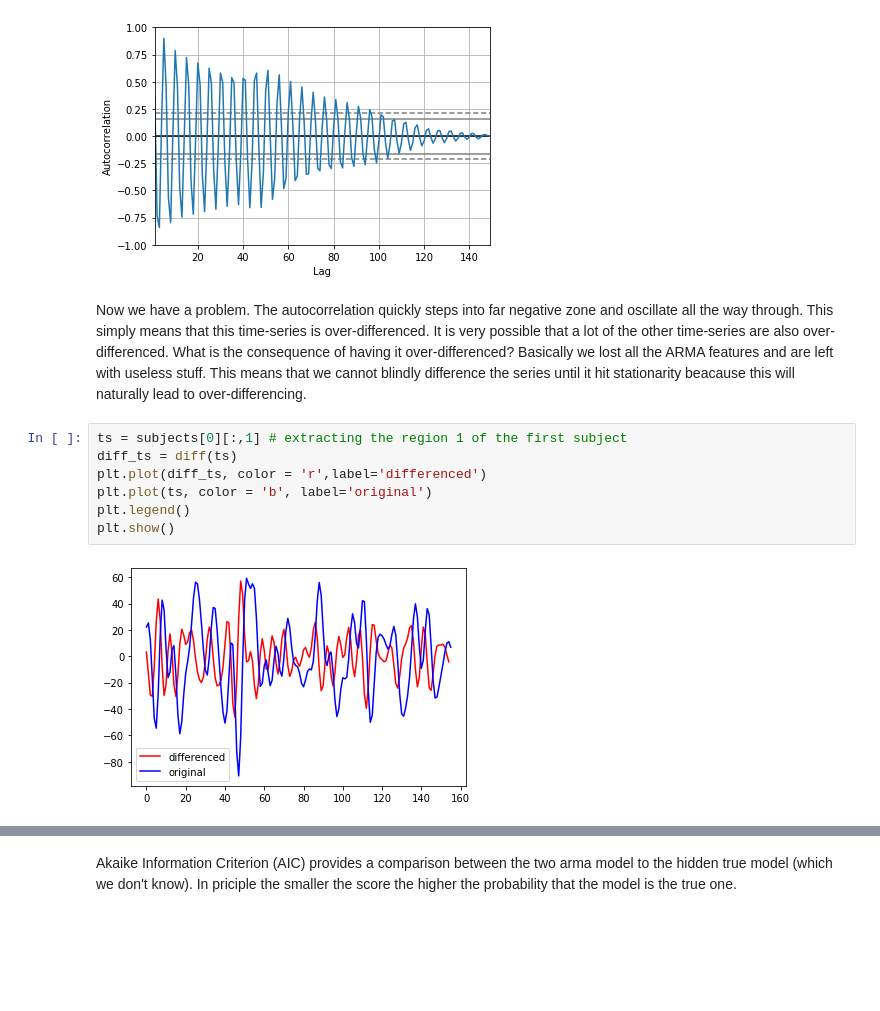
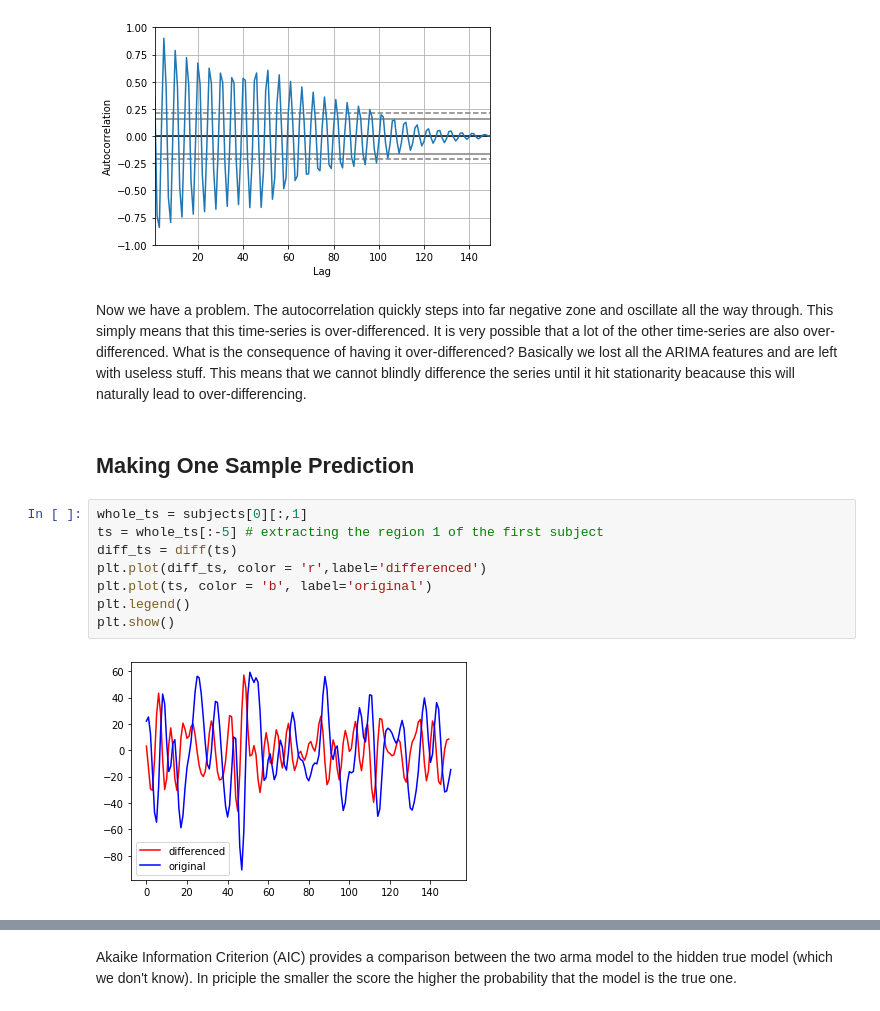
Before and after one commit to DylanYang7225/FMRI-Analysis, a Jupyter notebook: time_series_EDA.ipynb, the cells around one changed output, grey strips where cells are left out. Drawn from its saved outputs; the diff is of its cells as text; blank space fills up the shorter version.

Commit message:
added experimental prediction for bulk

```diff
--- a/time_series_EDA.ipynb
+++ b/time_series_EDA.ipynb
@@ -172,13 +192,16 @@ plt.show()
 # %% [output]
 [figure]
 # %% [markdown]
-Now we have a problem. The autocorrelation quickly steps into far negative zone and oscillate all the way through. This simply means that this time-series is over-differenced. It is very possible that a lot of the other time-series are also over-differenced. What is the consequence of having it over-differenced? Basically we lost all the ARMA features and are left with useless stuff. This means that we cannot blindly difference the series until it hit stationarity beacause this will naturally lead to over-differencing.
+Now we have a problem. The autocorrelation quickly steps into far negative zone and oscillate all the way through. This simply means that this time-series is over-differenced. It is very possible that a lot of the other time-series are also over-differenced. What is the consequence of having it over-differenced? Basically we lost all the ARIMA features and are left with useless stuff. This means that we cannot blindly difference the series until it hit stationarity beacause this will naturally lead to over-differencing.
+# %% [markdown]
+## Making One Sample Prediction
 # %%
-ts = subjects[0][:,1] # extracting the region 1 of the first subject
+whole_ts = subjects[0][:,1]
+ts = whole_ts[:-5] # extracting the region 1 of the first subject
 diff_ts = diff(ts)
 plt.plot(diff_ts, color = 'r',label='differenced')
 plt.plot(ts, color = 'b', label='original')
 plt.legend()
 plt.show()
 # %% [output]
-[figure, old version]
+[figure, new version]
```
Also changed, not shown: parts of 36 cells of this notebook.
